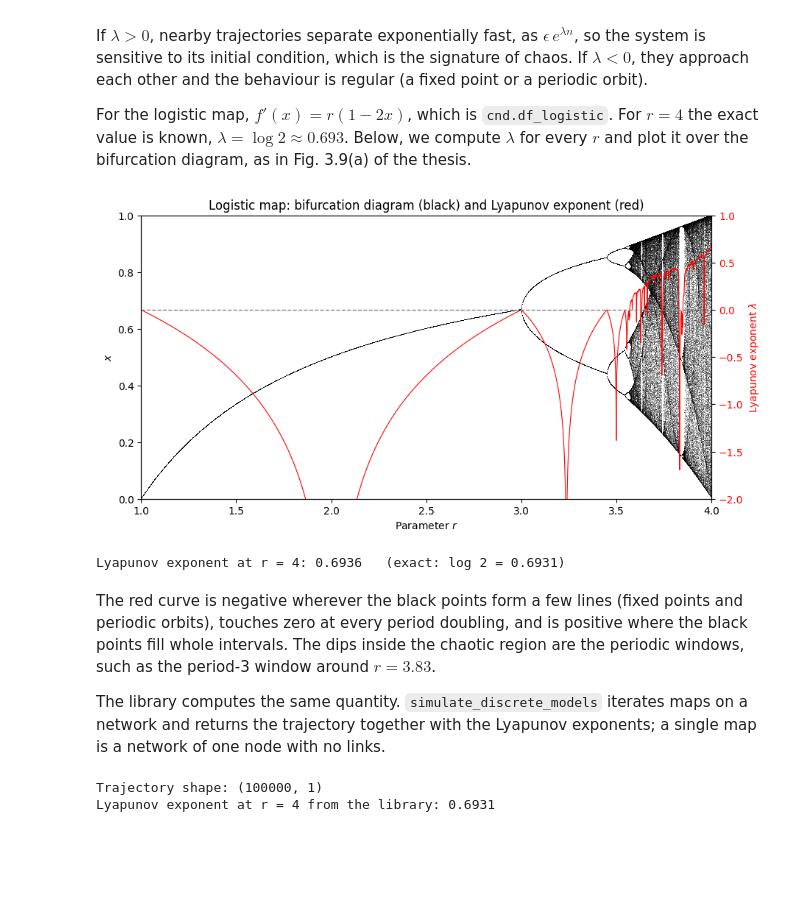
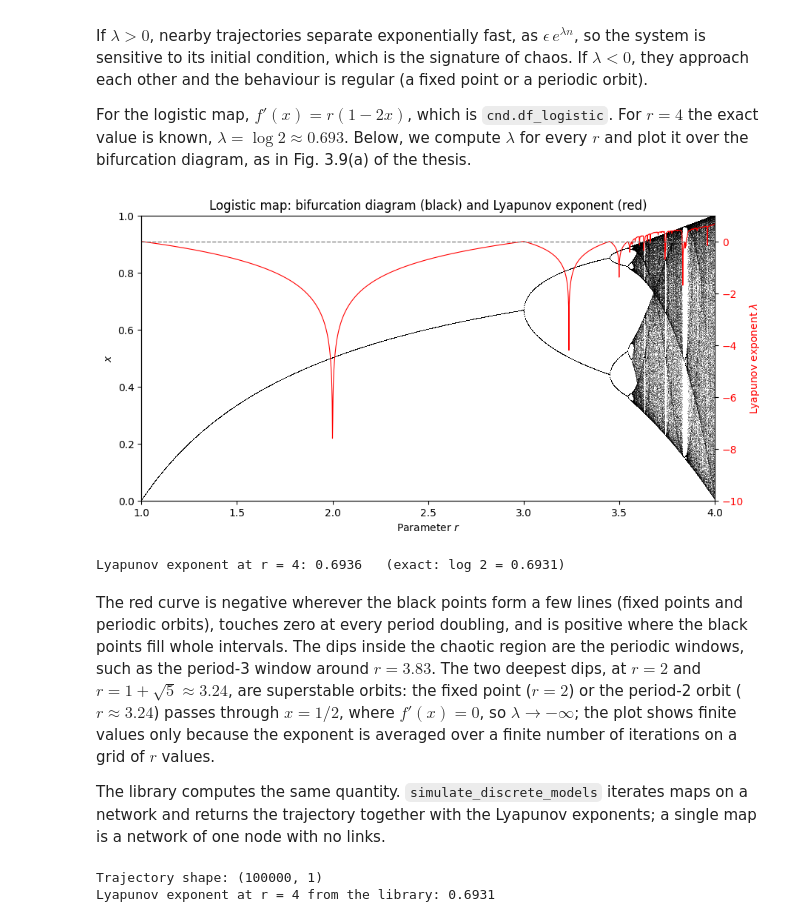
Before and after one commit to hy20577/complex-network-dynamics, a Jupyter notebook: mkdoc_material/docs/tutorials/03_discrete_maps.ipynb, the cells around one changed output. Saved outputs shown, nothing was run; the diff lists cells and outputs as text; code cells hidden in the pictures; blank space fills up the shorter version.

Commit message:
Show the deep Lyapunov dips of the logistic map
The Lyapunov axis of the logistic-map figure in guide 03 now runs from
-10 to 1, so the dips at r = 2 and r = 1 + sqrt(5) are visible. A
sentence explains them: superstable orbits pass through x = 1/2, where
f'(x) = 0. The guide was re-run top to bottom.

Co-Authored-By: Claude Opus 5.5 <noreply@anthropic.com>

```diff
--- a/mkdoc_material/docs/tutorials/03_discrete_maps.ipynb
+++ b/mkdoc_material/docs/tutorials/03_discrete_maps.ipynb
@@ -148,41 +148,44 @@ def lyapunov_exponent(f, df, r_values, n_transient=1000, n_average=5000, **param
     with np.errstate(divide="ignore"):  # log(0) = -inf when the orbit sits exactly where f' = 0
         for _ in range(n_average):
             total += np.log(np.abs(df(x, r=r_values, **params)))
             x = f(x, r=r_values, **params)
     return total / n_average
 
 
 def plot_bifurcation_and_exponent(r_values, orbit, exponent, title, exponent_range):
     fig, ax1 = plt.subplots(figsize=(10, 5))
     ax1.plot(r_values, orbit.T, "k,", alpha=0.3, rasterized=True)
     ax1.set_xlim(r_values[0], r_values[-1])
     ax1.set_ylim(0, 1)
     ax1.set_xlabel("Parameter $r$")
     ax1.set_ylabel("$x$")
 
     ax2 = ax1.twinx()
     ax2.plot(r_values, exponent, color="red", linewidth=0.8)
     ax2.axhline(0, color="gray", linestyle="--", linewidth=1)
     ax2.set_ylim(exponent_range)
     ax2.set_ylabel(r"Lyapunov exponent $\lambda$", color="red")
     ax2.tick_params(axis="y", labelcolor="red")
     plt.title(title)
     plt.show()
 
 
 lambda_logistic = lyapunov_exponent(cnd.logistic, cnd.df_logistic, r_logistic)
 plot_bifurcation_and_exponent(r_logistic, orbit_logistic, lambda_logistic,
-                              "Logistic map: bifurcation diagram (black) and Lyapunov exponent (red)", (-2, 1))
+                              "Logistic map: bifurcation diagram (black) and Lyapunov exponent (red)", (-10, 1))
 
 print(f"Lyapunov exponent at r = 4: {lambda_logistic[-1]:.4f}   (exact: log 2 = {np.log(2):.4f})")
 # %% [output]
-[figure, old version]
+[figure, new version]
 Lyapunov exponent at r = 4: 0.6936   (exact: log 2 = 0.6931)
 # %% [markdown]
 The red curve is negative wherever the black points form a few lines (fixed points and periodic
 orbits), touches zero at every period doubling, and is positive where the black points fill
 whole intervals. The dips inside the chaotic region are the periodic windows, such as the
-period-3 window around $r = 3.83$.
+period-3 window around $r = 3.83$. The two deepest dips, at $r = 2$ and $r = 1 + \sqrt{5} \approx 3.24$,
+are superstable orbits: the fixed point ($r = 2$) or the period-2 orbit ($r \approx 3.24$) passes
+through $x = 1/2$, where $f'(x) = 0$, so $\lambda \to -\infty$; the plot shows finite values only because
+the exponent is averaged over a finite number of iterations on a grid of $r$ values.
 
 The library computes the same quantity. `simulate_discrete_models` iterates maps on a network
 and returns the trajectory together with the Lyapunov exponents; a single map is a network of
```
